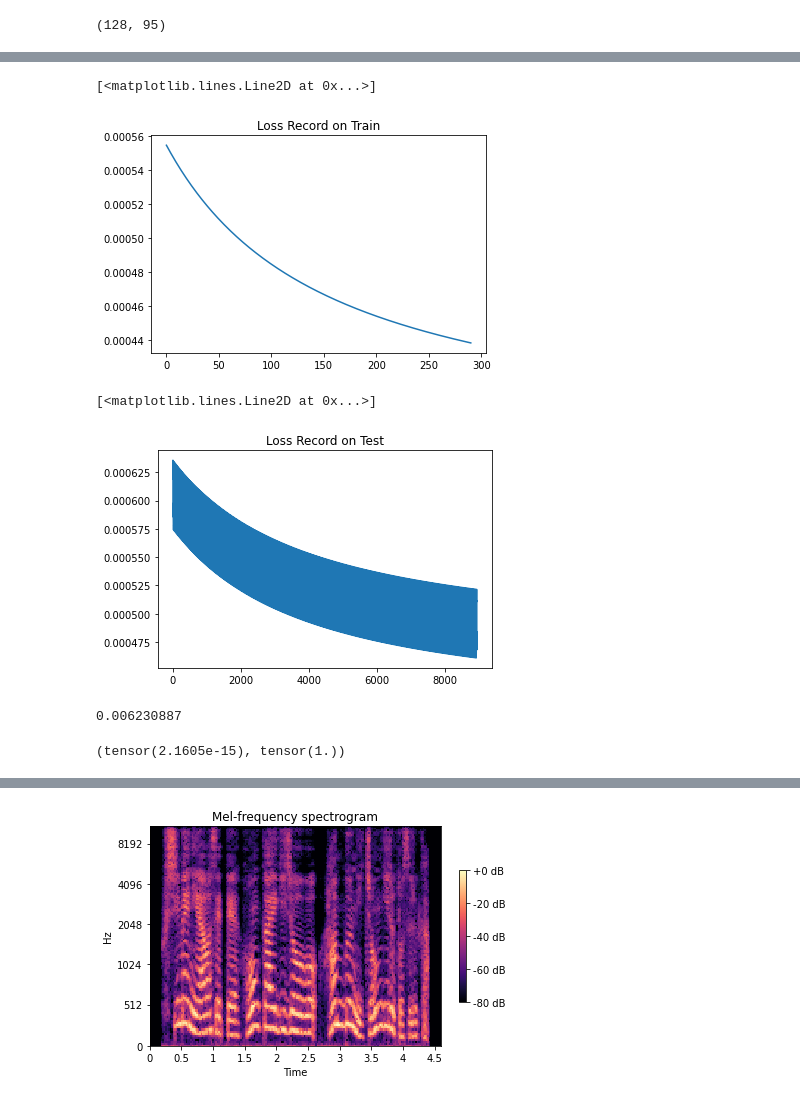
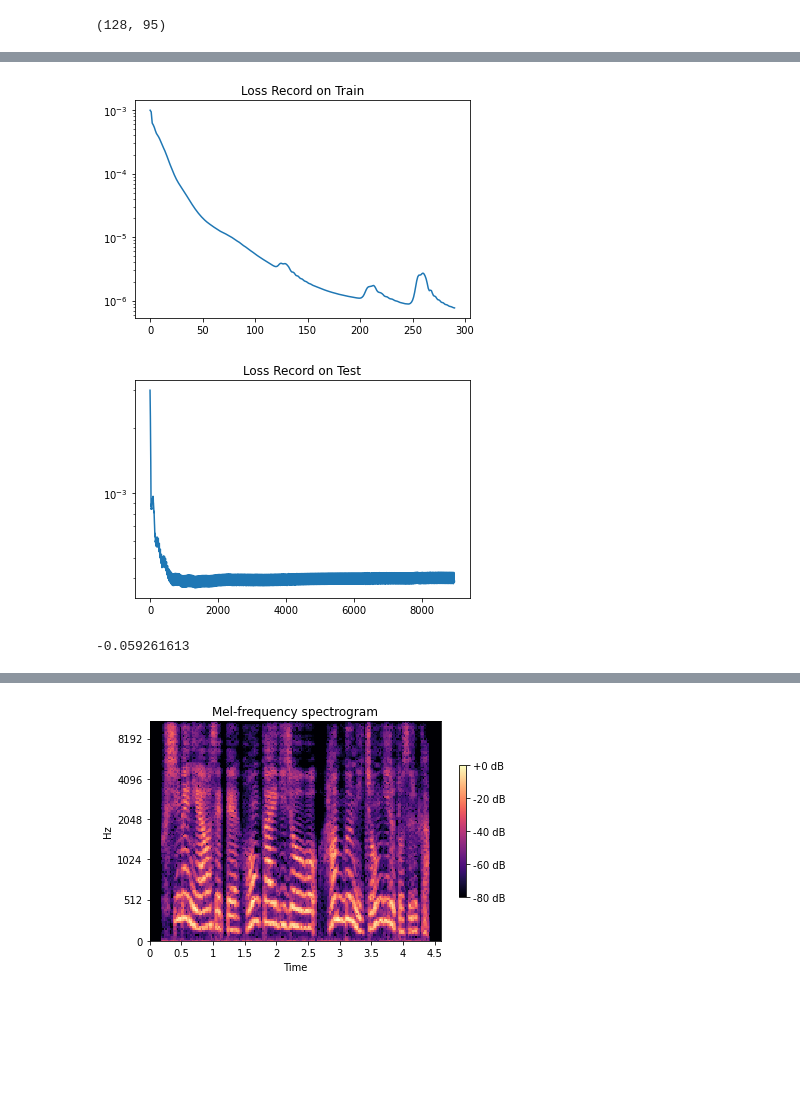
Before and after one commit to wildgeece96/bandai, a Jupyter notebook: app/004_denoising_autoencoder.ipynb, the cells around one changed output, grey strips where cells are left out. Drawn from its saved outputs; the diff is of its cells as text; code cells hidden in the pictures; blank space fills up the shorter version.

```diff
--- a/app/004_denoising_autoencoder.ipynb
+++ b/app/004_denoising_autoencoder.ipynb
@@ -32,13 +32,10 @@ class Encoder(nn.Module):
     def __init__(self, input_dim, output_dim):
         super(Encoder, self).__init__()
 
-
-        self.linear1 = nn.Linear(input_dim, input_dim*2)
+        self.linear1 = nn.Linear(input_dim, input_dim//2)
         self.act1 = nn.LeakyReLU()
-        self.linear2 = nn.Linear(input_dim*2, output_dim)
+        self.linear2 = nn.Linear(input_dim//2, output_dim)
         self.act2 = nn.Tanh()
-
-
 
     def forward(self, x):
         """
@@ -61,7 +58,6 @@ class Decoder(nn.Module):
         self.linear1 = nn.Linear(input_dim, output_dim)
         self.act1 = nn.LeakyReLU()
         self.linear2 = nn.Linear(output_dim, output_dim)
-        self.act2 = nn.Sigmoid()
 
         self.norm = nn.LayerNorm(output_dim)
 
@@ -75,7 +71,6 @@ class Decoder(nn.Module):
         x = self.linear1(x)
         x = self.act1(x)
         x = self.linear2(x)
-        x = self.act2(x)
         return x
 # %%
 class Model(nn.Module):
@@ -155,15 +150,15 @@ class SpecDataset(Dataset):
 # %%
 mel_dim = 128
 hidden_dim = 32
-diff = 0
+diff = 1
 input_dim = mel_dim * (1 + 2*diff)
 model = Model(input_dim, hidden_dim, mel_dim, diff=diff)
 train_dataset = SpecDataset(raw_specs, train=True, diff=diff)
 test_dataset = SpecDataset(noised_specs, train=False, diff=diff)
 # %%
-lr = 1
+lr = 1e-2
 criterion = nn.MSELoss()
-optimizer = torch.optim.SGD(model.parameters(), lr=lr)
+optimizer = torch.optim.Adam(model.parameters(), lr=lr)
 # %%
 dataloader = DataLoader(train_dataset, batch_size=512, shuffle=True)
 # %%
@@ -189,7 +184,7 @@ for epoch in range(epochs):
         optimizer.step()
         loss_record.append(loss.item())
         running_loss += loss.item()
-        train_results[idx+1] = outputs.detach().cpu().numpy()
+        # train_results[idx+1] = outputs.detach().cpu().numpy()
 
     print('[%d] train loss: %.3e' % (epoch+1, running_loss))
     running_loss = 0.0
@@ -206,5 +201,5 @@ for epoch in range(epochs):
     print('[%d] test loss: %.3e' % (epoch+1, running_loss/len(test_idxs)))
     save_dir = f"../out/{name}/{epoch:02d}"
     utils.save_specs(eval_results, save_dir=os.path.join(save_dir, "noised_tgt"))
-    utils.save_specs(train_results, save_dir=os.path.join(save_dir, "raw"))
+    # utils.save_specs(train_results, save_dir=os.path.join(save_dir, "raw"))
 # %% [output]
@@ -228,20 +223,17 @@ for epoch in range(epochs):
 # %%
 plt.title("Loss Record on Train")
 plt.plot(np.convolve(loss_record, np.ones(10)/10.0, mode='valid'))
+plt.yscale("log")
+plt.xlabel("Num of ")
 # %% [output]
-[<matplotlib.lines.Line2D at 0x...>]
-[figure, old version]
+[figure, new version]
 # %%
 plt.title("Loss Record on Test")
 plt.plot(np.convolve(test_loss_record, np.ones(40)/40.0, mode='valid'))
+plt.yscale("log")
 # %% [output]
-[<matplotlib.lines.Line2D at 0x...>]
-[figure, old version]
+[figure, new version]
 # %%
 outputs.cpu().numpy().T.min()
 # %% [output]
-0.006230887
+-0.059261613
-# %%
-inputs['y'].min(), inputs['y'].max()
-# %% [output]
-(tensor(2.1605e-15), tensor(1.))
```
Also changed, not shown: parts of 12 cells of this notebook, 1 other file.
